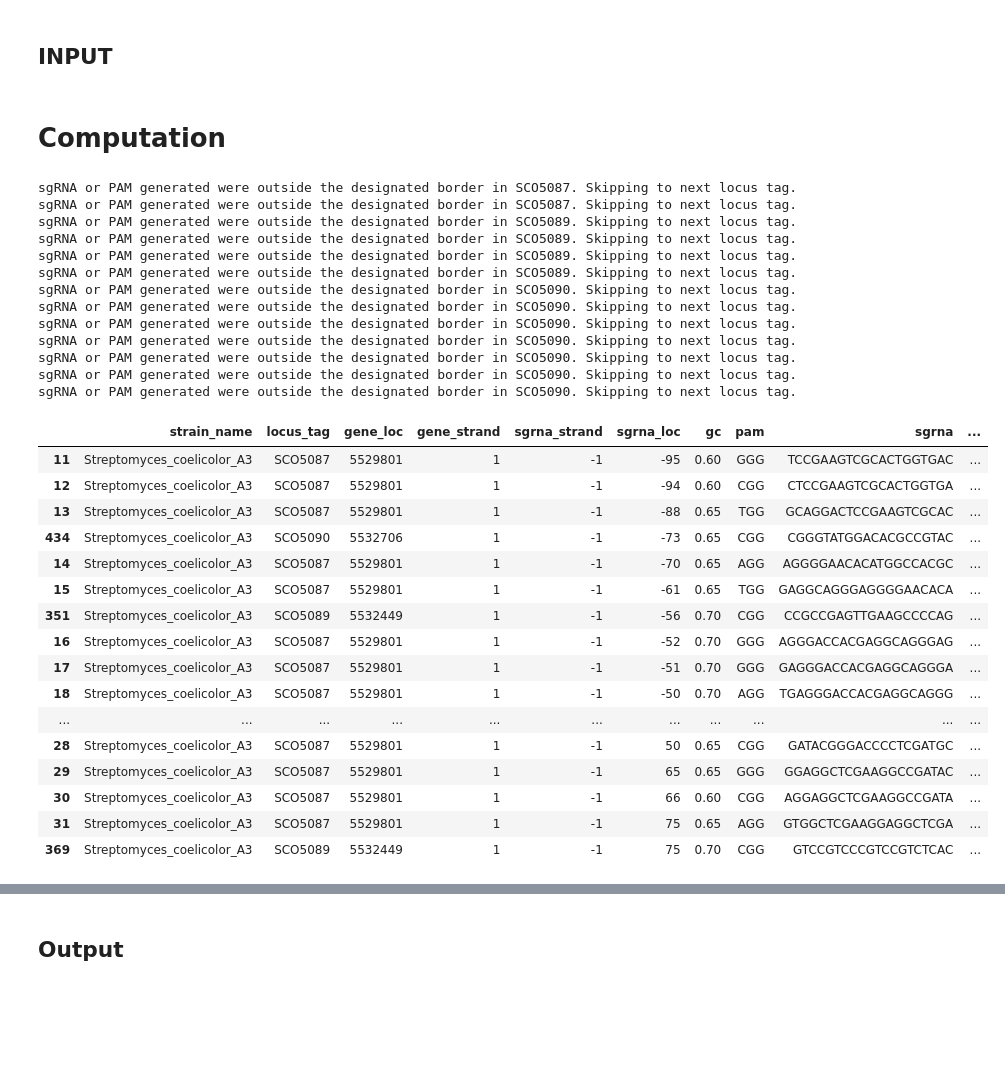
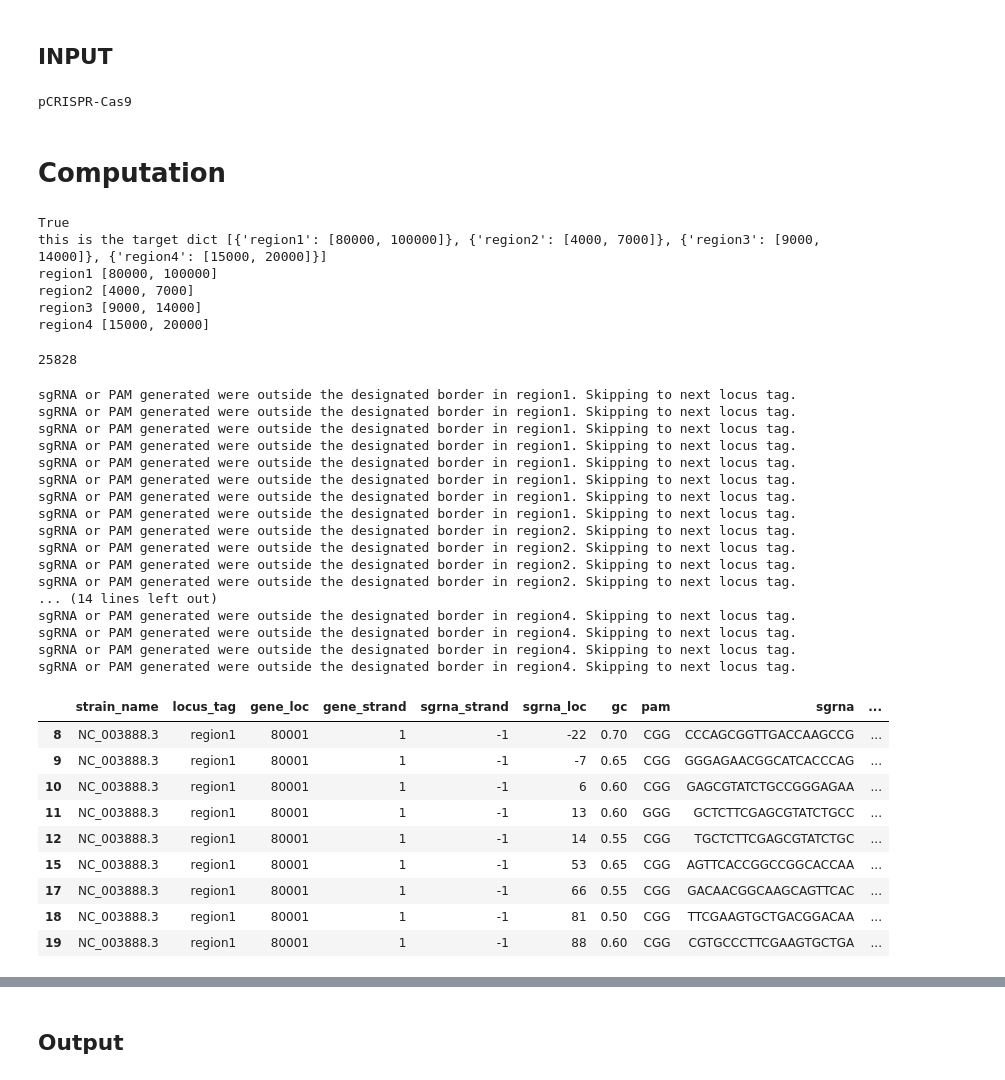
Before and after one commit to hiyama341/streptocad, a Jupyter notebook: notebooks/app_workflows/W4_CRISPRi.ipynb, the cells around one changed output, grey strips where cells are left out. Drawn from its saved outputs; the diff is of its cells as text; code cells hidden in the pictures; blank space fills up the shorter version.

```diff
--- a/notebooks/app_workflows/W4_CRISPRi.ipynb
+++ b/notebooks/app_workflows/W4_CRISPRi.ipynb
@@ -36,6 +41,8 @@ clean_plasmid = load_and_process_plasmid(path_to_plasmid)
 
 # 3 Choose genes to knock out (list)
 genes_to_KO = ['SCO5087', 'SCO5089', 'SCO5090']
+genes_to_KO = ['80000-100000', '4000-7000', '9000-14000','15000-20000']
+
 
 #### Advanced settings ####
 # 4 Filtering metrics for sgRNAs
@@ -52,56 +59,74 @@ extension_to_promoter_region=200
 #CGGTTGGTAGGATCGACGGC **-N20-** GTTTTAGAGCTAGAAATAGC
 up_homology = Dseqrecord('CGGTTGGTAGGATCGACGGC')
 dw_homology = Dseqrecord('GTTTTAGAGCTAGAAATAGC')
+# %%
+print(clean_plasmid.id)
+# %% [output]
+pCRISPR-Cas9
 # %% [markdown]
 # Computation
+# %%
+target_dict, genes_to_KO, annotation_input = check_and_convert_input(genes_to_KO)
+
+print(annotation_input)
+if annotation_input == True:
+    genome = annotate_dseqrecord(genome, target_dict)
+
+
+len(genome.features)
+# %% [output]
+True
+this is the target dict [{'region1': [80000, 100000]}, {'region2': [4000, 7000]}, {'region3': [9000, 14000]}, {'region4': [15000, 20000]}]
+region1 [80000, 100000]
+region2 [4000, 7000]
+region3 [9000, 14000]
+region4 [15000, 20000]
+25828
 # %%
 
 # Initialize SgRNAArgs with desired parameters
-args = SgRNAargs(path_to_genome,
+args = SgRNAargs(genome,
                 genes_to_KO,
                 step=['find', 'filter'],
                 gc_upper = gc_upper,
                 gc_lower = gc_lower,
                 off_target_seed = off_target_seed,
                 off_target_upper = off_target_upper,
                 cas_type='cas9',
                 extension_to_promoter_region=200,
                 target_non_template_strand = True
                   )
 
 sgrna_df = extract_sgRNAs_for_crispri(args)
 sgrna_df
 # %% [output]
-sgRNA or PAM generated were outside the designated border in SCO5087. Skipping to next locus tag.
-sgRNA or PAM generated were outside the designated border in SCO5087. Skipping to next locus tag.
-sgRNA or PAM generated were outside the designated border in SCO5089. Skipping to next locus tag.
-sgRNA or PAM generated were outside the designated border in SCO5089. Skipping to next locus tag.
-sgRNA or PAM generated were outside the designated border in SCO5089. Skipping to next locus tag.
-sgRNA or PAM generated were outside the designated border in SCO5089. Skipping to next locus tag.
-sgRNA or PAM generated were outside the designated border in SCO5090. Skipping to next locus tag.
-sgRNA or PAM generated were outside the designated border in SCO5090. Skipping to next locus tag.
-sgRNA or PAM generated were outside the designated border in SCO5090. Skipping to next locus tag.
-sgRNA or PAM generated were outside the designated border in SCO5090. Skipping to next locus tag.
-sgRNA or PAM generated were outside the designated border in SCO5090. Skipping to next locus tag.
-sgRNA or PAM generated were outside the designated border in SCO5090. Skipping to next locus tag.
-sgRNA or PAM generated were outside the designated border in SCO5090. Skipping to next locus tag.
+sgRNA or PAM generated were outside the designated border in region1. Skipping to next locus tag.
+sgRNA or PAM generated were outside the designated border in region1. Skipping to next locus tag.
+sgRNA or PAM generated were outside the designated border in region1. Skipping to next locus tag.
+sgRNA or PAM generated were outside the designated border in region1. Skipping to next locus tag.
+sgRNA or PAM generated were outside the designated border in region1. Skipping to next locus tag.
+sgRNA or PAM generated were outside the designated border in region1. Skipping to next locus tag.
+sgRNA or PAM generated were outside the designated border in region1. Skipping to next locus tag.
+sgRNA or PAM generated were outside the designated border in region1. Skipping to next locus tag.
+sgRNA or PAM generated were outside the designated border in region2. Skipping to next locus tag.
+sgRNA or PAM generated were outside the designated border in region2. Skipping to next locus tag.
+sgRNA or PAM generated were outside the designated border in region2. Skipping to next locus tag.
+sgRNA or PAM generated were outside the designated border in region2. Skipping to next locus tag.
+... (14 lines left out)
+sgRNA or PAM generated were outside the designated border in region4. Skipping to next locus tag.
+sgRNA or PAM generated were outside the designated border in region4. Skipping to next locus tag.
+sgRNA or PAM generated were outside the designated border in region4. Skipping to next locus tag.
+sgRNA or PAM generated were outside the designated border in region4. Skipping to next locus tag.
 |  | strain_name | locus_tag | gene_loc | gene_strand | sgrna_strand | sgrna_loc | gc | pam | sgrna | ... |
-| 11 | Streptomyces_coelicolor_A3 | SCO5087 | 5529801 | 1 | -1 | -95 | 0.60 | GGG | TCCGAAGTCGCACTGGTGAC | ... |
-| 12 | Streptomyces_coelicolor_A3 | SCO5087 | 5529801 | 1 | -1 | -94 | 0.60 | CGG | CTCCGAAGTCGCACTGGTGA | ... |
-| 13 | Streptomyces_coelicolor_A3 | SCO5087 | 5529801 | 1 | -1 | -88 | 0.65 | TGG | GCAGGACTCCGAAGTCGCAC | ... |
-| 434 | Streptomyces_coelicolor_A3 | SCO5090 | 5532706 | 1 | -1 | -73 | 0.65 | CGG | CGGGTATGGACACGCCGTAC | ... |
-| 14 | Streptomyces_coelicolor_A3 | SCO5087 | 5529801 | 1 | -1 | -70 | 0.65 | AGG | AGGGGAACACATGGCCACGC | ... |
-| 15 | Streptomyces_coelicolor_A3 | SCO5087 | 5529801 | 1 | -1 | -61 | 0.65 | TGG | GAGGCAGGGAGGGGAACACA | ... |
-| 351 | Streptomyces_coelicolor_A3 | SCO5089 | 5532449 | 1 | -1 | -56 | 0.70 | CGG | CCGCCGAGTTGAAGCCCCAG | ... |
-| 16 | Streptomyces_coelicolor_A3 | SCO5087 | 5529801 | 1 | -1 | -52 | 0.70 | GGG | AGGGACCACGAGGCAGGGAG | ... |
-| 17 | Streptomyces_coelicolor_A3 | SCO5087 | 5529801 | 1 | -1 | -51 | 0.70 | GGG | GAGGGACCACGAGGCAGGGA | ... |
-| 18 | Streptomyces_coelicolor_A3 | SCO5087 | 5529801 | 1 | -1 | -50 | 0.70 | AGG | TGAGGGACCACGAGGCAGGG | ... |
-| ... | ... | ... | ... | ... | ... | ... | ... | ... | ... | ... |
-| 28 | Streptomyces_coelicolor_A3 | SCO5087 | 5529801 | 1 | -1 | 50 | 0.65 | CGG | GATACGGGACCCCTCGATGC | ... |
-| 29 | Streptomyces_coelicolor_A3 | SCO5087 | 5529801 | 1 | -1 | 65 | 0.65 | GGG | GGAGGCTCGAAGGCCGATAC | ... |
-| 30 | Streptomyces_coelicolor_A3 | SCO5087 | 5529801 | 1 | -1 | 66 | 0.60 | CGG | AGGAGGCTCGAAGGCCGATA | ... |
-| 31 | Streptomyces_coelicolor_A3 | SCO5087 | 5529801 | 1 | -1 | 75 | 0.65 | AGG | GTGGCTCGAAGGAGGCTCGA | ... |
-| 369 | Streptomyces_coelicolor_A3 | SCO5089 | 5532449 | 1 | -1 | 75 | 0.70 | CGG | GTCCGTCCCGTCCGTCTCAC | ... |
+| 8 | NC_003888.3 | region1 | 80001 | 1 | -1 | -22 | 0.70 | CGG | CCCAGCGGTTGACCAAGCCG | ... |
+| 9 | NC_003888.3 | region1 | 80001 | 1 | -1 | -7 | 0.65 | CGG | GGGAGAACGGCATCACCCAG | ... |
+| 10 | NC_003888.3 | region1 | 80001 | 1 | -1 | 6 | 0.60 | CGG | GAGCGTATCTGCCGGGAGAA | ... |
+| 11 | NC_003888.3 | region1 | 80001 | 1 | -1 | 13 | 0.60 | GGG | GCTCTTCGAGCGTATCTGCC | ... |
+| 12 | NC_003888.3 | region1 | 80001 | 1 | -1 | 14 | 0.55 | CGG | TGCTCTTCGAGCGTATCTGC | ... |
+| 15 | NC_003888.3 | region1 | 80001 | 1 | -1 | 53 | 0.65 | CGG | AGTTCACCGGCCGGCACCAA | ... |
+| 17 | NC_003888.3 | region1 | 80001 | 1 | -1 | 66 | 0.55 | CGG | GACAACGGCAAGCAGTTCAC | ... |
+| 18 | NC_003888.3 | region1 | 80001 | 1 | -1 | 81 | 0.50 | CGG | TTCGAAGTGCTGACGGACAA | ... |
+| 19 | NC_003888.3 | region1 | 80001 | 1 | -1 | 88 | 0.60 | CGG | CGTGCCCTTCGAAGTGCTGA | ... |
 # %%
 # Filter the DataFrame to retain only up to 5 sgRNA sequences per locus_tag
 filtered_df = sgrna_df.groupby('locus_tag').head(number_of_sgRNAs_per_group)
```
Also changed, not shown: parts of 6 cells of this notebook, 10 other files.
